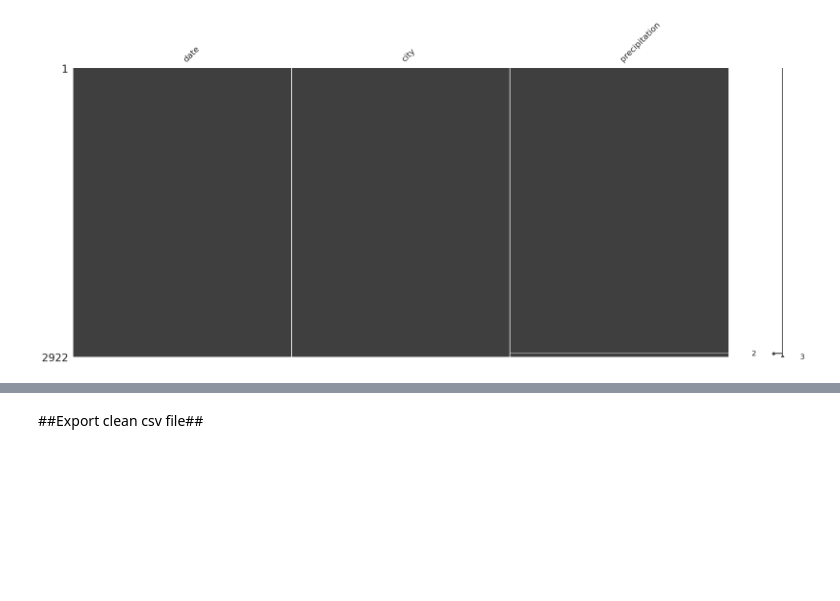
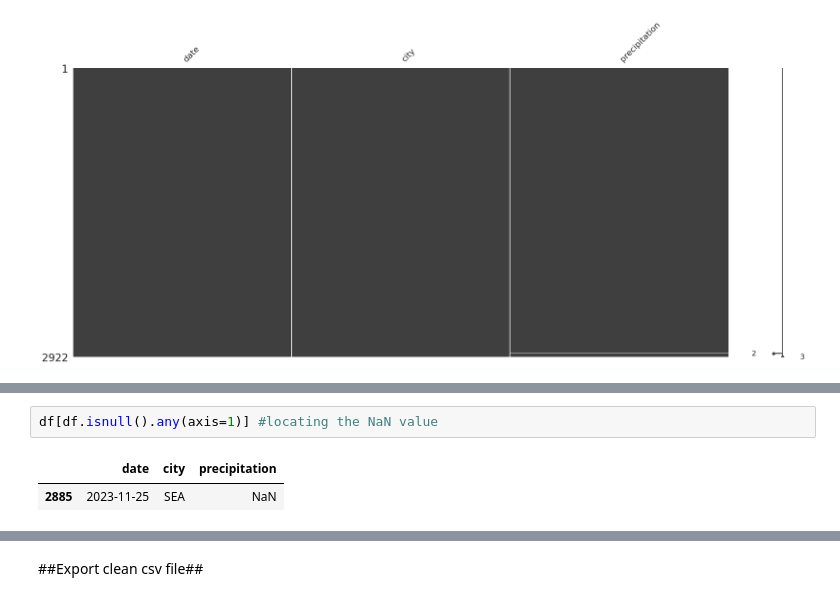
Before and after one commit to jhuang2003/Seattle-Weather, a Jupyter notebook: seattle_weather_data_processing.ipynb, the cells around one changed output, grey strips where cells are left out. Saved outputs shown, nothing was run; the diff lists cells and outputs as text; blank space fills up the shorter version.

```diff
--- a/seattle_weather_data_processing.ipynb
+++ b/seattle_weather_data_processing.ipynb
@@ -385,0 +418,5 @@ We found that there were none
+# %%
+df[df.isnull().any(axis=1)] #locating the NaN value
+# %% [output]
+|  | date | city | precipitation |
+| 2885 | 2023-11-25 | SEA | NaN |
```
Also changed, not shown: parts of 16 cells of this notebook.
